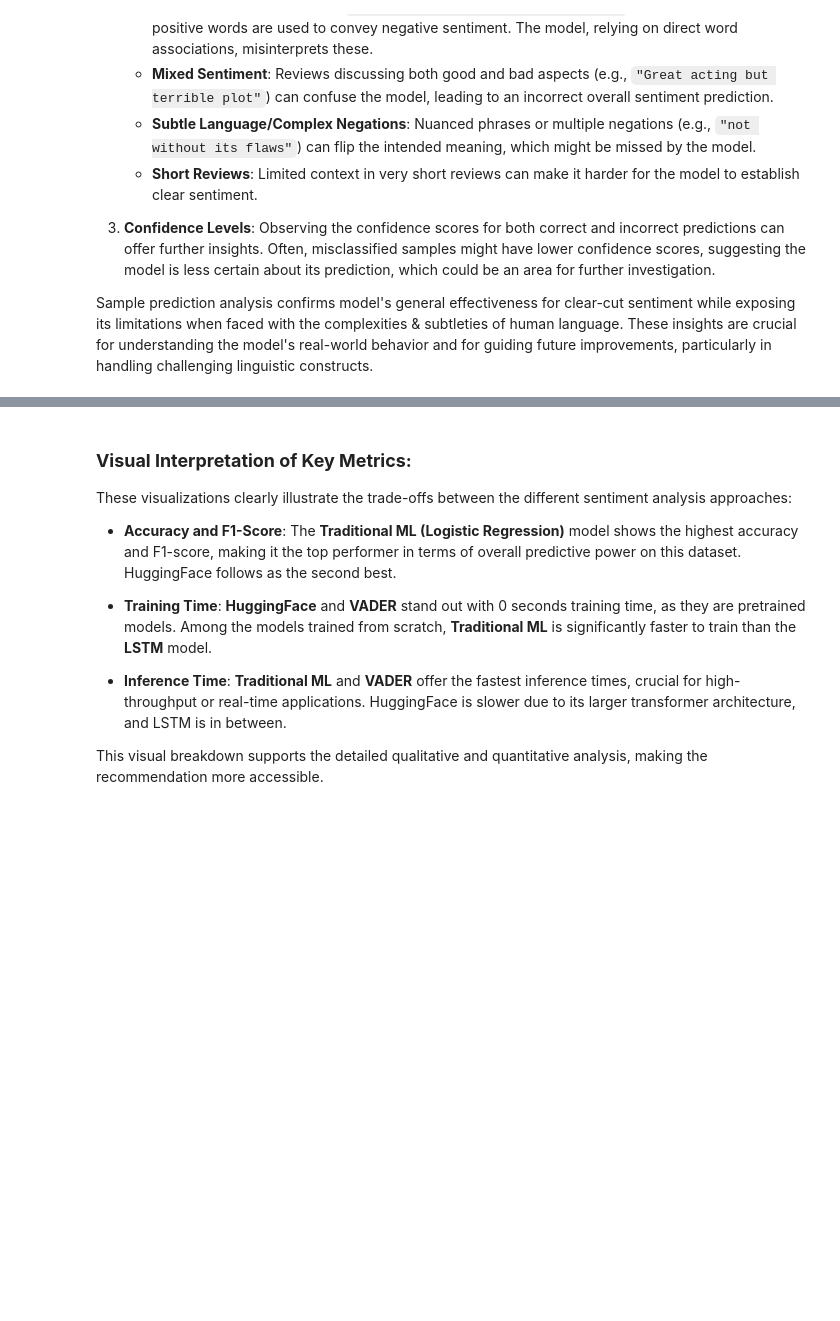
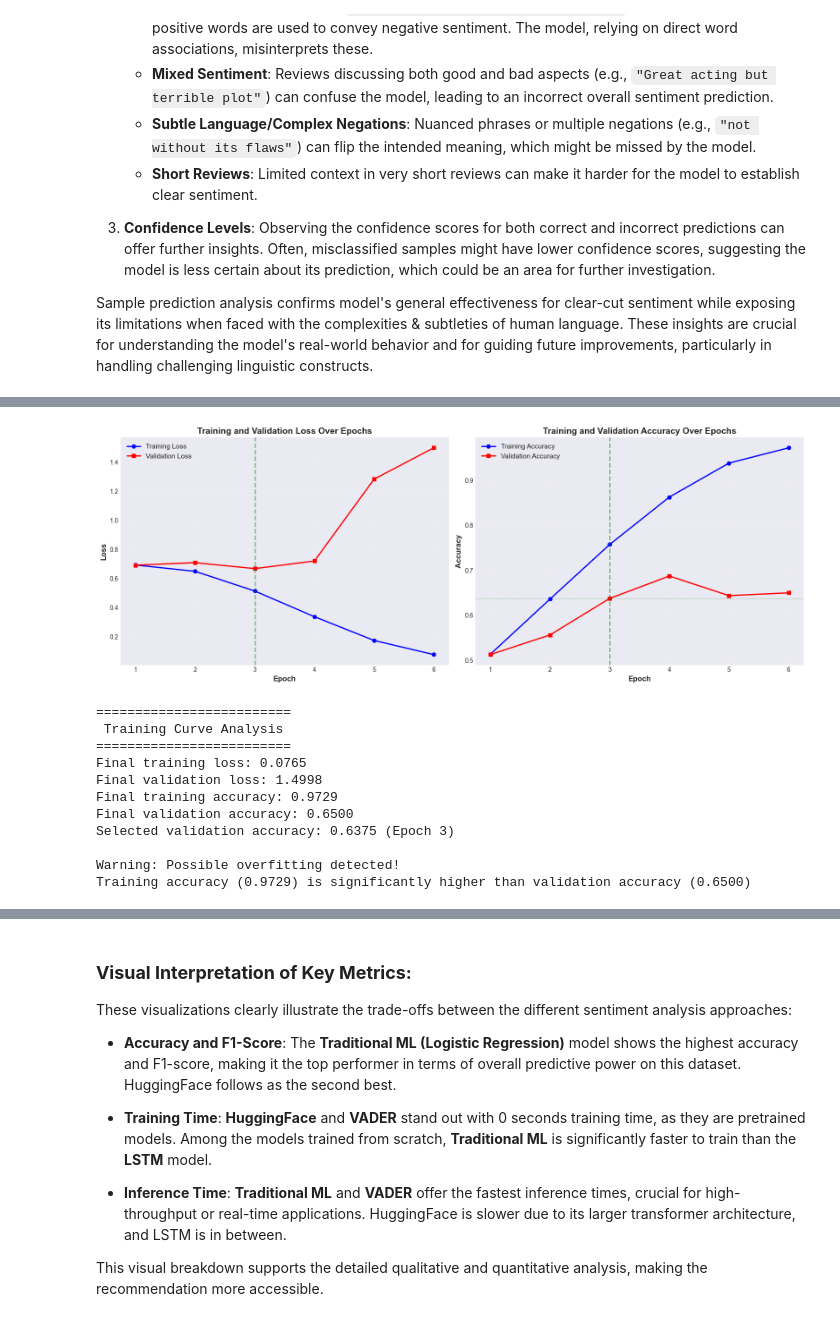
Before and after one commit to khshaik/nlp-labs, a Jupyter notebook: nlp_sentiment_analysis_evolution/sentiment_analysis.ipynb, the cells around one changed output, grey strips where cells are left out. Drawn from its saved outputs; the diff is of its cells as text; code cells hidden in the pictures; blank space fills up the shorter version.

Commit message:
Sentiment Analysis

```diff
--- a/nlp_sentiment_analysis_evolution/sentiment_analysis.ipynb
+++ b/nlp_sentiment_analysis_evolution/sentiment_analysis.ipynb
@@ -4489,0 +2961,59 @@ print(f"\n   🚀 Fastest Inference: {models[fastest_inf_idx]} ({inf_times[faste
+# %%
+# Plot training curves
+fig, (ax1, ax2) = plt.subplots(1, 2, figsize=(16, 6))
+
+epochs_range = range(1, epochs_completed + 1)
+
+# Loss curves
+ax1.plot(epochs_range, train_losses, 'b-o', label='Training Loss', linewidth=2, markersize=6)
+ax1.plot(epochs_range, val_losses, 'r-s', label='Validation Loss', linewidth=2, markersize=6)
+ax1.set_xlabel('Epoch', fontsize=12, fontweight='bold')
+ax1.set_ylabel('Loss', fontsize=12, fontweight='bold')
+ax1.set_title('Training and Validation Loss Over Epochs', fontsize=14, fontweight='bold')
+ax1.legend(fontsize=11)
+ax1.grid(True, alpha=0.3)
+ax1.axvline(x=best_epoch, color='green', linestyle='--', linewidth=2, alpha=0.5, label=f'Best Epoch ({best_epoch})')
+
+# Accuracy curves
+ax2.plot(epochs_range, train_accs, 'b-o', label='Training Accuracy', linewidth=2, markersize=6)
+ax2.plot(epochs_range, val_accs, 'r-s', label='Validation Accuracy', linewidth=2, markersize=6)
+ax2.set_xlabel('Epoch', fontsize=12, fontweight='bold')
+ax2.set_ylabel('Accuracy', fontsize=12, fontweight='bold')
+ax2.set_title('Training and Validation Accuracy Over Epochs', fontsize=14, fontweight='bold')
+ax2.legend(fontsize=11)
+ax2.grid(True, alpha=0.3)
+ax2.axvline(x=best_epoch, color='green', linestyle='--', linewidth=2, alpha=0.5, label=f'Best Epoch ({best_epoch})')
+ax2.axhline(y=best_val_acc, color='green', linestyle='--', linewidth=1, alpha=0.3)
+
+plt.tight_layout()
+plt.show()
+
+print("\n")
+print("="*25)
+print(f" Training Curve Analysis")
+print("="*25)
+print(f"Final training loss: {train_losses[-1]:.4f}")
+print(f"Final validation loss: {val_losses[-1]:.4f}")
+print(f"Final training accuracy: {train_accs[-1]:.4f}")
+print(f"Final validation accuracy: {val_accs[-1]:.4f}")
+print(f"Selected validation accuracy: {best_val_acc:.4f} (Epoch {best_epoch})")
+
+# Check for overfitting
+if train_accs[-1] - val_accs[-1] > 0.1:
+    print(f"\nWarning: Possible overfitting detected!")
+    print(f"Training accuracy ({train_accs[-1]:.4f}) is significantly higher than validation accuracy ({val_accs[-1]:.4f})")
+else:
+    print(f"\nModel generalizes well - no significant overfitting")
+# %% [output]
+[figure, added]
+=========================
+ Training Curve Analysis
+=========================
+Final training loss: 0.0765
+Final validation loss: 1.4998
+Final training accuracy: 0.9729
+Final validation accuracy: 0.6500
+Selected validation accuracy: 0.6375 (Epoch 3)
+
+Warning: Possible overfitting detected!
+Training accuracy (0.9729) is significantly higher than validation accuracy (0.6500)
```
Also changed, not shown: parts of 175 cells of this notebook, 1 other file.
